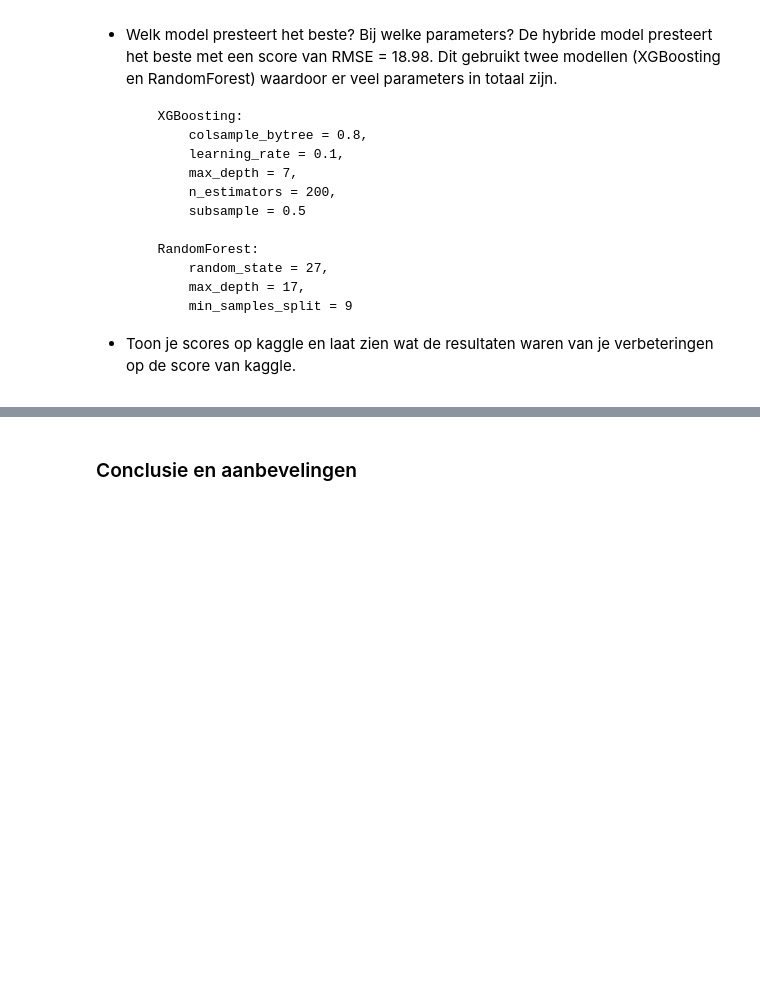
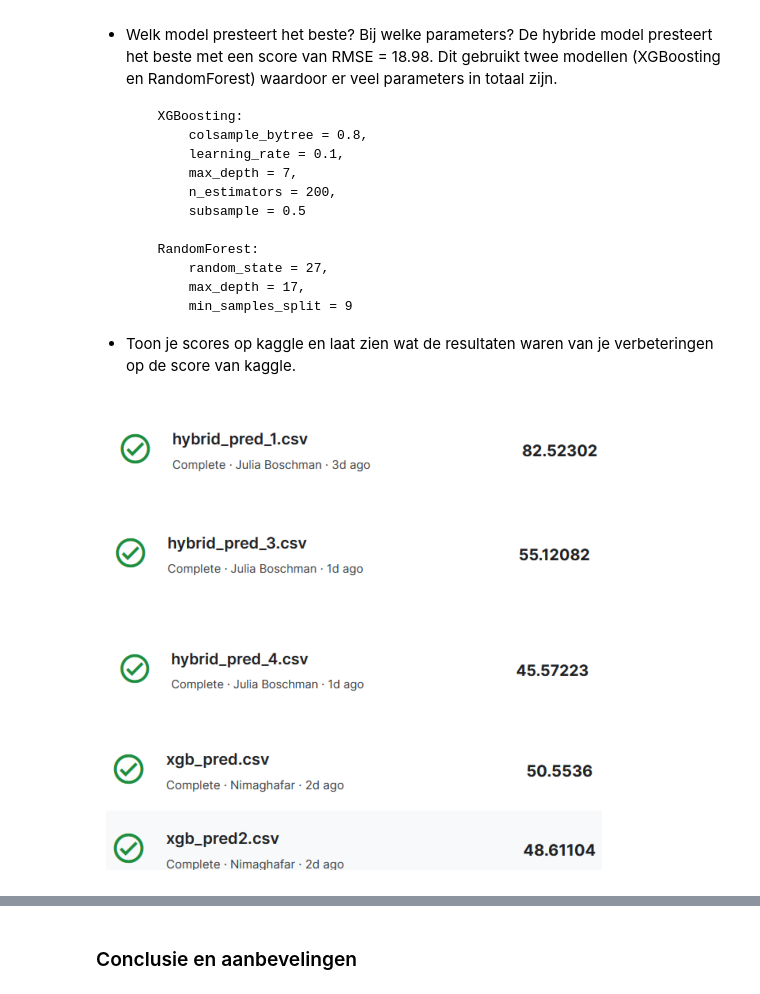
Before and after one commit to NimaGhafar/machine_learning_deurwaardes, a Jupyter notebook: Heethoofd_Portfolio_Final.ipynb, the cells around one changed output, grey strips where cells are left out. Cells and saved outputs as stored; diff of their text form; code cells hidden in the pictures; blank space fills up the shorter version.

```diff
--- a/Heethoofd_Portfolio_Final.ipynb
+++ b/Heethoofd_Portfolio_Final.ipynb
@@ -1753,3 +1766,24 @@ De hybride model presteert het beste met een score van RMSE = 18.98. Dit gebruik
             min_samples_split = 9
 
 - Toon je scores op kaggle en laat zien wat de resultaten waren van je verbeteringen op de score van kaggle.
+# %%
+from PIL import Image
+import matplotlib.pyplot as plt
+
+images = ["hybride model 1.png", "hybride model 3.png", "hybride model 4.png", "xgb model 1 2.png"]
+for image in images:
+# Provide the path to your image file
+    image_path = image
+
+# Open the image using Pillow
+    image = Image.open(image_path)
+
+# Display the image
+    plt.imshow(image)
+    plt.axis('off')  # Turn off axis labels and ticks
+    plt.show()
+# %% [output]
+[figure, added]
+[figure, added]
+[figure, added]
+[figure, added]
```
Also changed, not shown: parts of 12 cells of this notebook.
